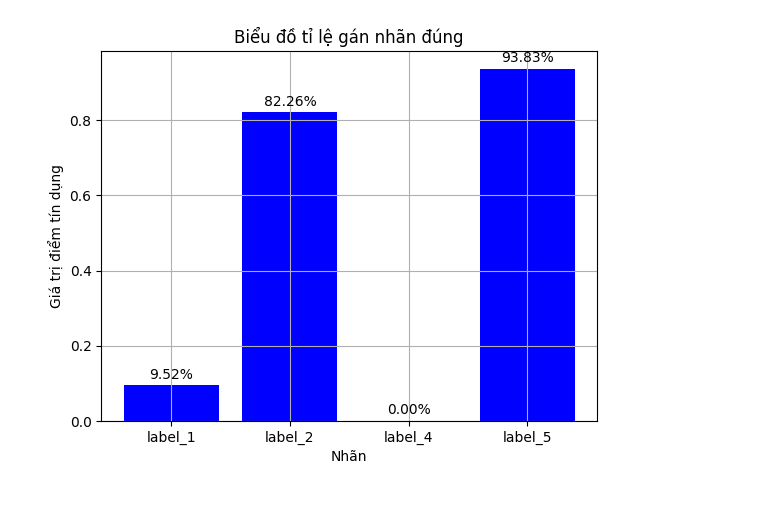
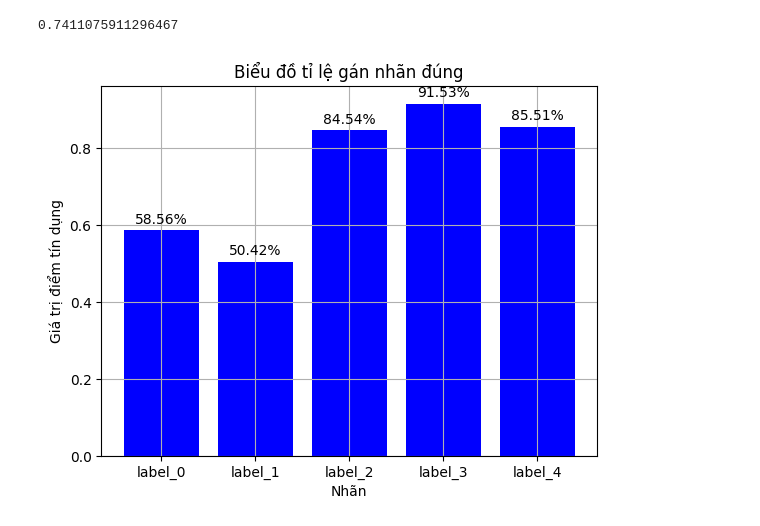
Before and after one commit to lovetonight/New_DataAnalysis, a Jupyter notebook: calculate-features/model/testGA.ipynb, the cells around one changed output. Drawn from its saved outputs; the diff is of its cells as text; code cells hidden in the pictures.

```diff
--- a/calculate-features/model/testGA.ipynb
+++ b/calculate-features/model/testGA.ipynb
@@ -61,3 +13,9 @@ def fitness(theta):
+# %%
+
+def fitness(theta):
+    normalized_theta = normalize_theta(theta)
+    accuracy = valuate_recall_score(normalized_theta)
+    return accuracy
 # %%
 def generate_initial_solutions(num_solutions, num_params):
     solutions = []
@@ -70,6 +28,10 @@ def crossover(parent1, parent2): # Lai giua bo va me (1 phan cua bo, 1 phan cua
     crossover_point = random.randint(1, len(parent1) - 1)
     child = list(parent1[:crossover_point]) + list(parent2[crossover_point:])
     return tuple(child)
+def two_point_crossover(parent1, parent2):
+    crossover_point1, crossover_point2 = sorted(random.sample(range(1, len(parent1)), 2))
+    child = list(parent1[:crossover_point1]) + list(parent2[crossover_point1:crossover_point2]) + list(parent1[crossover_point2:])
+    return tuple(child)
 
 def mutate(child, mutation_rate):  # Ham dot bien
     mutated_child = tuple([gene * random.uniform(1 - mutation_rate, 1 + mutation_rate) for gene in child])
@@ -79,19 +41,19 @@ def mutate(child, mutation_rate):  # Ham dot bien
 num_params = 16
 
 # Số lượng giải pháp và thế hệ
-num_solutions = 100
+num_solutions = 50
 num_generations = 100
 
 # Tạo thế hệ ban đầu
 solutions = generate_initial_solutions(num_solutions, num_params)
 # %%
 for generation_id in range(num_generations):
-    print(generation_id)
+    # print(generation_id)
     rankedsolutions = [(fitness(s), s) for s in solutions]
     rankedsolutions = sorted(rankedsolutions, key=lambda x: x[0], reverse=True)
 
-    print(f"=== Gen {generation_id} best solutions ===")
-    print(rankedsolutions[0])  # Tìm giải pháp tốt nhất
+    # print(f"=== Gen {generation_id} best solutions ===")
+    # print(rankedsolutions[0][0])  # Tìm giải pháp tốt nhất
 
     if rankedsolutions[0][0] ==1:
         break
@@ -103,7 +65,7 @@ for generation_id in range(num_generations):
     for _ in range(len(solutions)):
         # Crossover
         parent1, parent2 = random.choice(bestSolutions)[1], random.choice(bestSolutions)[1]
-        child = crossover(parent1, parent2)
+        child = two_point_crossover(parent1, parent2)
 
         # Mutation
         mutated_child = mutate(child, mutation_rate=0.01)
@@ -144,25 +88,27 @@ array([0.04119208, 0.14904338, 0.01029845, 0.01370866, 0.0820855 ,
+# %%
+np.array(accuracy_all(solutions[0])).mean()
+# %% [output]
+0.7411075911296467
 # %%
 import matplotlib.pyplot as plt
 
-label_name = ['label_1', 'label_2', 'label_4', 'label_5']
-accuracy_list = valuate(solutions[0])
-# Tạo danh sách chỉ số từ 1 đến độ dài của mảng
+label_name = ['label_0','label_1', 'label_2','label_3', 'label_4']
+accuracy_list = accuracy_all(solutions[0])
 indices = list(range(1, len(accuracy_list) + 1))
 
 # Vẽ biểu đồ cột
 plt.bar(indices, accuracy_list, color='blue')
 
 plt.title('Biểu đồ tỉ lệ gán nhãn đúng')
 plt.xlabel('Nhãn')
 plt.ylabel('Giá trị điểm tín dụng')
 
-# Hiển thị giá trị trực tiếp trên đỉnh của mỗi cột với tên nhãn
 for i, v in enumerate(accuracy_list):
     plt.text(i + 1, v + 0.01, f'\n{v*100:.2f}%', ha='center', va='bottom', color='black')
 
 # Đặt nhãn trục x
 plt.xticks(indices, label_name)
 plt.grid(True)
 plt.show()
 # %% [output]
-[figure, old version]
+[figure, new version]
```
Also changed, not shown: parts of 8 cells of this notebook, 9 other files.
